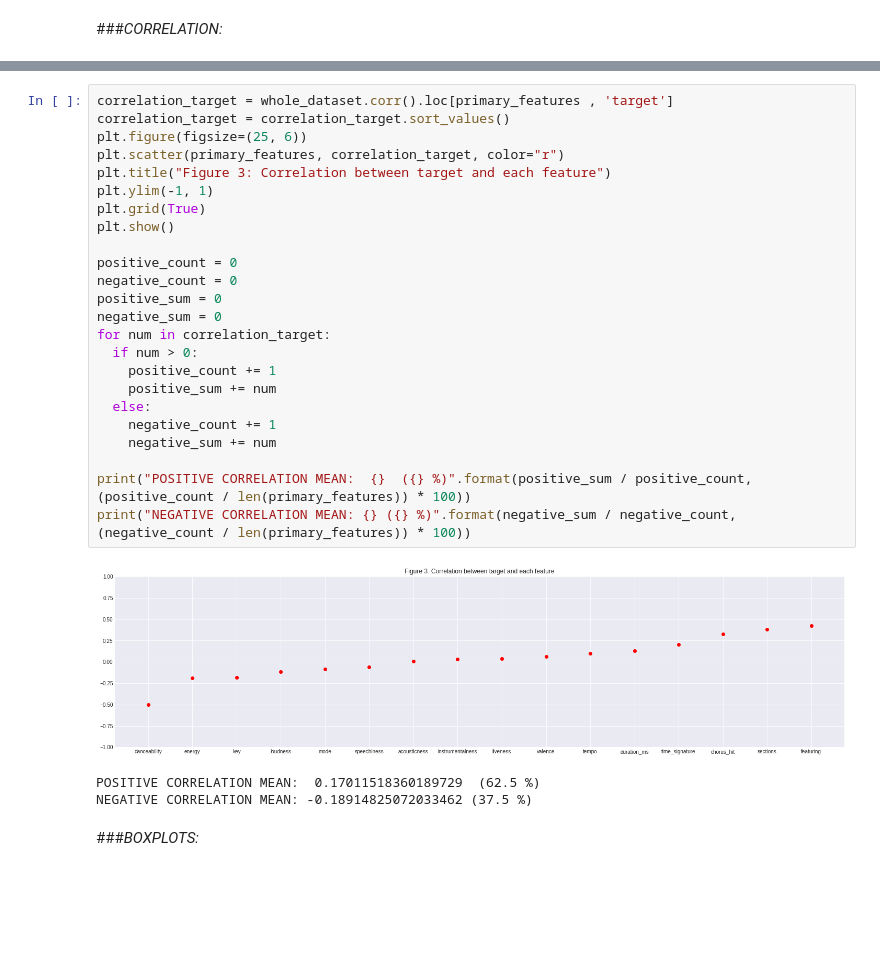
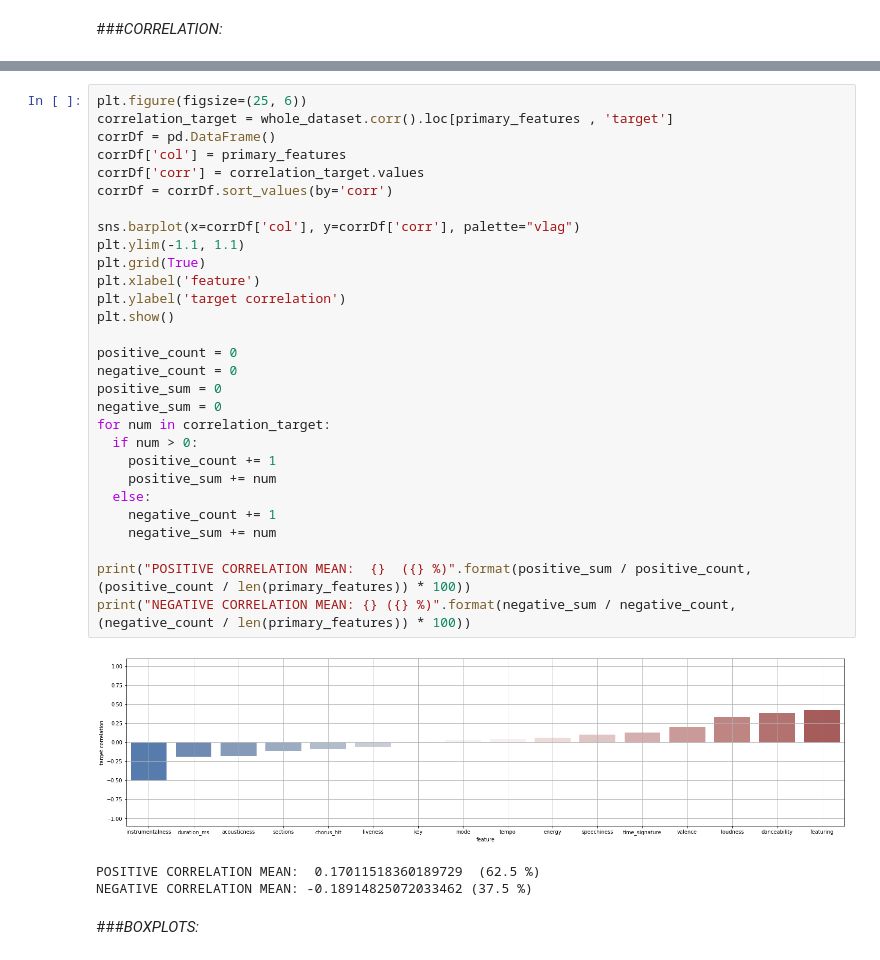
Before and after one commit to MatteoStoisa/DataSpaces_project, a Jupyter notebook: projectDataSpacesMatteoStoisa_the_spotify_hit_predictor_dataset_dataset_of_10s.ipynb, the cells around one changed output, grey strips where cells are left out. Saved outputs shown, nothing was run; the diff lists cells and outputs as text; blank space fills up the shorter version.

```diff
--- a/projectDataSpacesMatteoStoisa_the_spotify_hit_predictor_dataset_dataset_of_10s.ipynb
+++ b/projectDataSpacesMatteoStoisa_the_spotify_hit_predictor_dataset_dataset_of_10s.ipynb
@@ -159,29 +185,34 @@ NEGATIVE CORRELATION MEAN: -0.1269603112866643 (47.5 %)
 # %%
+plt.figure(figsize=(25, 6))
 correlation_target = whole_dataset.corr().loc[primary_features , 'target']
-correlation_target = correlation_target.sort_values()
-plt.figure(figsize=(25, 6))
-plt.scatter(primary_features, correlation_target, color="r")
-plt.title("Figure 3: Correlation between target and each feature")
-plt.ylim(-1, 1)
+corrDf = pd.DataFrame()
+corrDf['col'] = primary_features
+corrDf['corr'] = correlation_target.values
+corrDf = corrDf.sort_values(by='corr')
+
+sns.barplot(x=corrDf['col'], y=corrDf['corr'], palette="vlag")
+plt.ylim(-1.1, 1.1)
 plt.grid(True)
+plt.xlabel('feature')
+plt.ylabel('target correlation')
 plt.show()
 
 positive_count = 0
 negative_count = 0
 positive_sum = 0
 negative_sum = 0
 for num in correlation_target:
   if num > 0:
     positive_count += 1
     positive_sum += num
   else:
     negative_count += 1
     negative_sum += num
 
 print("POSITIVE CORRELATION MEAN:  {}  ({} %)".format(positive_sum / positive_count, (positive_count / len(primary_features)) * 100))
 print("NEGATIVE CORRELATION MEAN: {} ({} %)".format(negative_sum / negative_count, (negative_count / len(primary_features)) * 100))
 # %% [output]
-[figure, old version]
+[figure, new version]
 POSITIVE CORRELATION MEAN:  0.17011518360189729  (62.5 %)
 NEGATIVE CORRELATION MEAN: -0.18914825072033462 (37.5 %)
 # %% [markdown]
```
Also changed, not shown: parts of 17 cells of this notebook.
